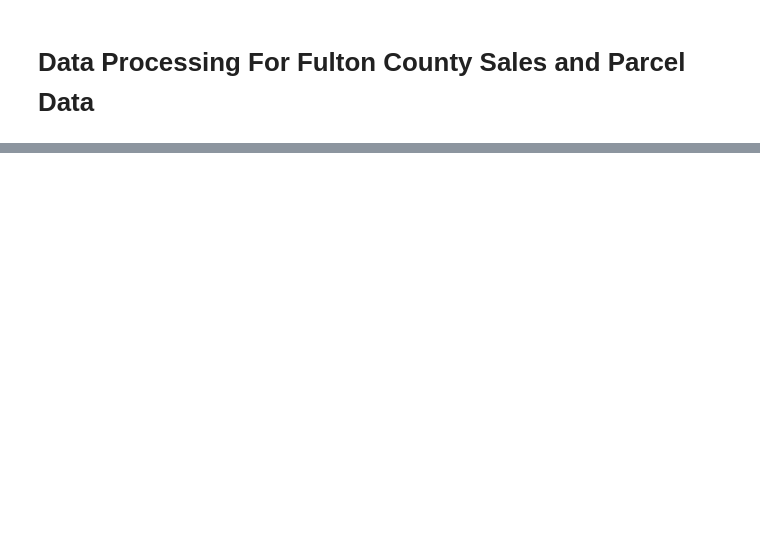
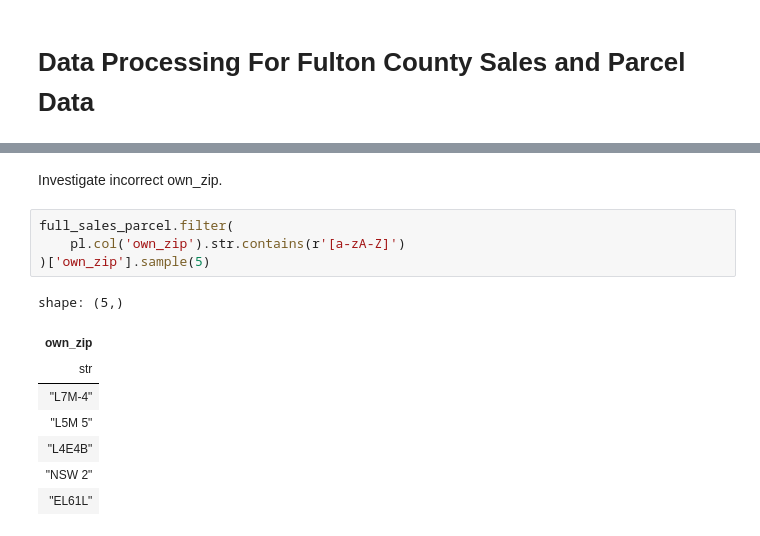
Before and after one commit to Nicholas-Polimeni/FCS, a Jupyter notebook: notebooks/data_processing.ipynb, the cells around one changed output, grey strips where cells are left out. Saved outputs shown, nothing was run; the diff lists cells and outputs as text; blank space fills up the shorter version.

```diff
--- a/notebooks/data_processing.ipynb
+++ b/notebooks/data_processing.ipynb
@@ -314,0 +327,15 @@ Total additional rows generated:  -172407
+# %% [markdown]
+Investigate incorrect own_zip.
+# %%
+full_sales_parcel.filter(
+    pl.col('own_zip').str.contains(r'[a-zA-Z]')
+)['own_zip'].sample(5)
+# %% [output]
+shape: (5,)
+| own_zip |
+| str |
+| "L7M-4" |
+| "L5M 5" |
+| "L4E4B" |
+| "NSW 2" |
+| "EL61L" |
```
Also changed, not shown: parts of 54 cells of this notebook, 32 other files.
